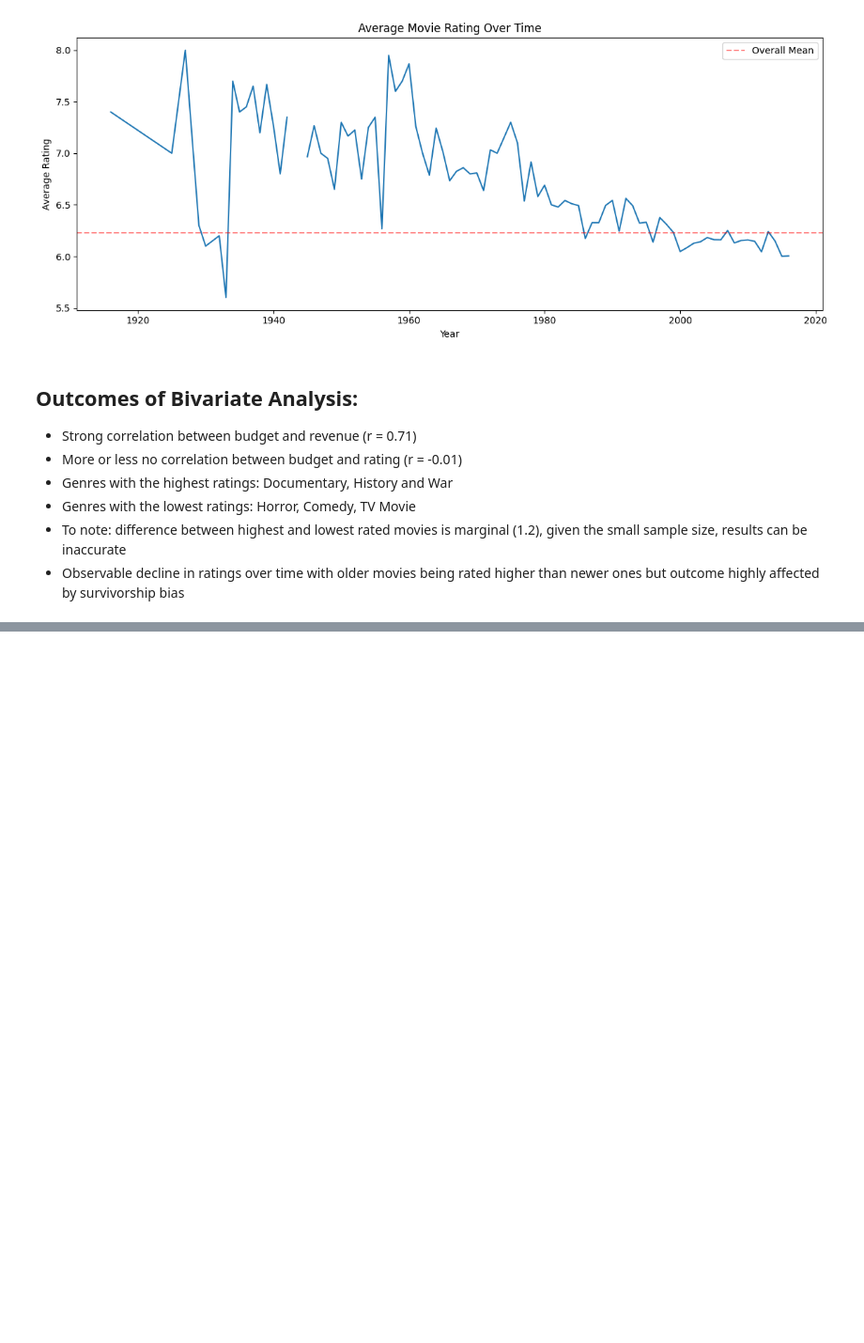
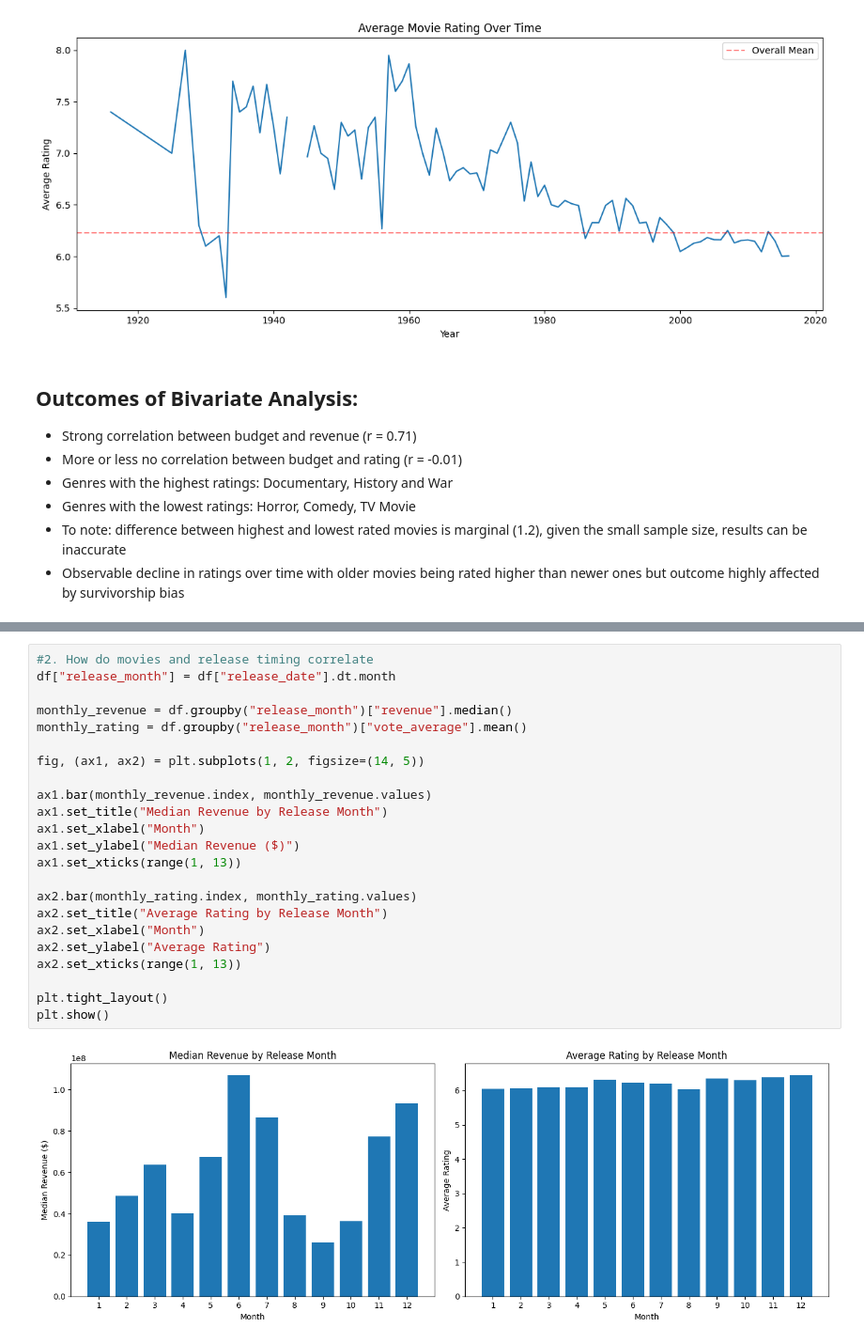
Before and after one commit to Ishan-Mishra21/Movies-EDA, a Jupyter notebook: MoviesEDA.ipynb, the cells around one changed output, grey strips where cells are left out. Shown at 94% size. Cells and saved outputs as stored; diff of their text form; blank space fills up the shorter version.

```diff
--- a/MoviesEDA.ipynb
+++ b/MoviesEDA.ipynb
@@ -345,0 +416,25 @@ plt.show()
+# %%
+#2. How do movies and release timing correlate
+df["release_month"] = df["release_date"].dt.month
+
+monthly_revenue = df.groupby("release_month")["revenue"].median()
+monthly_rating = df.groupby("release_month")["vote_average"].mean()
+
+fig, (ax1, ax2) = plt.subplots(1, 2, figsize=(14, 5))
+
+ax1.bar(monthly_revenue.index, monthly_revenue.values)
+ax1.set_title("Median Revenue by Release Month")
+ax1.set_xlabel("Month")
+ax1.set_ylabel("Median Revenue ($)")
+ax1.set_xticks(range(1, 13))
+
+ax2.bar(monthly_rating.index, monthly_rating.values)
+ax2.set_title("Average Rating by Release Month")
+ax2.set_xlabel("Month")
+ax2.set_ylabel("Average Rating")
+ax2.set_xticks(range(1, 13))
+
+plt.tight_layout()
+plt.show()
+# %% [output]
+[figure, added]
```
Also changed, not shown: parts of 9 cells of this notebook.
